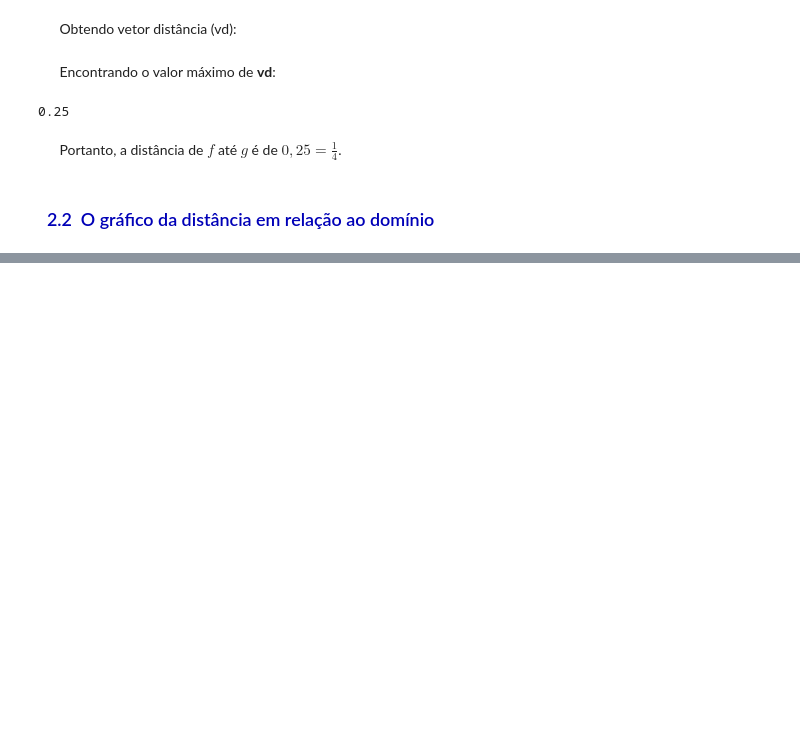
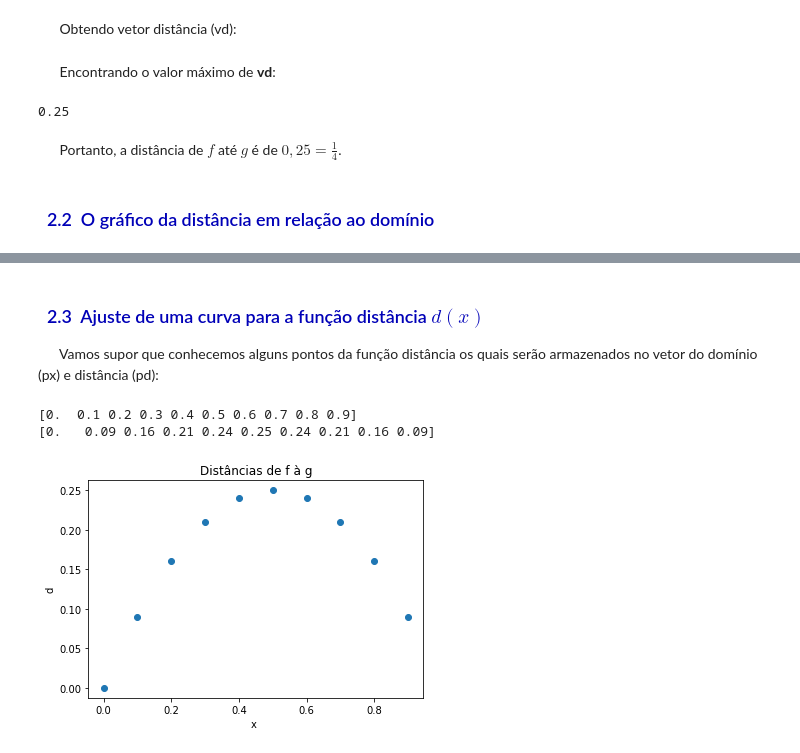
Before and after one commit to Jhonatan-Biller/TopologiaEspacoDeFuncoes, a Jupyter notebook: principal.ipynb, the cells around one changed output, grey strips where cells are left out. Drawn from its saved outputs; the diff is of its cells as text; code cells hidden in the pictures; blank space fills up the shorter version.

```diff
--- a/principal.ipynb
+++ b/principal.ipynb
@@ -112,0 +133,18 @@ plt.show
+# %% [markdown]
+<h3 style='color:#0000b7' >&nbsp;&nbsp;2.3 &nbsp;Ajuste de uma curva para a função distância $d(x)$</h3>
+
+&nbsp;&nbsp;&nbsp;&nbsp;&nbsp; Vamos supor que conhecemos alguns pontos da função distância os quais serão armazenados no vetor do domínio (px) e distância (pd):
+# %%
+px = np.arange(0,1,0.1)
+pd = abs(px-px**2)
+plt.plot(px, pd, 'o')
+plt.title("Distâncias de f à g")
+plt.xlabel("x ")
+plt.ylabel("d")
+plt.show
+print(px)
+print(pd)
+# %% [output]
+[0.  0.1 0.2 0.3 0.4 0.5 0.6 0.7 0.8 0.9]
+[0.   0.09 0.16 0.21 0.24 0.25 0.24 0.21 0.16 0.09]
+[figure, added]
```
Also changed, not shown: parts of 17 cells of this notebook.
